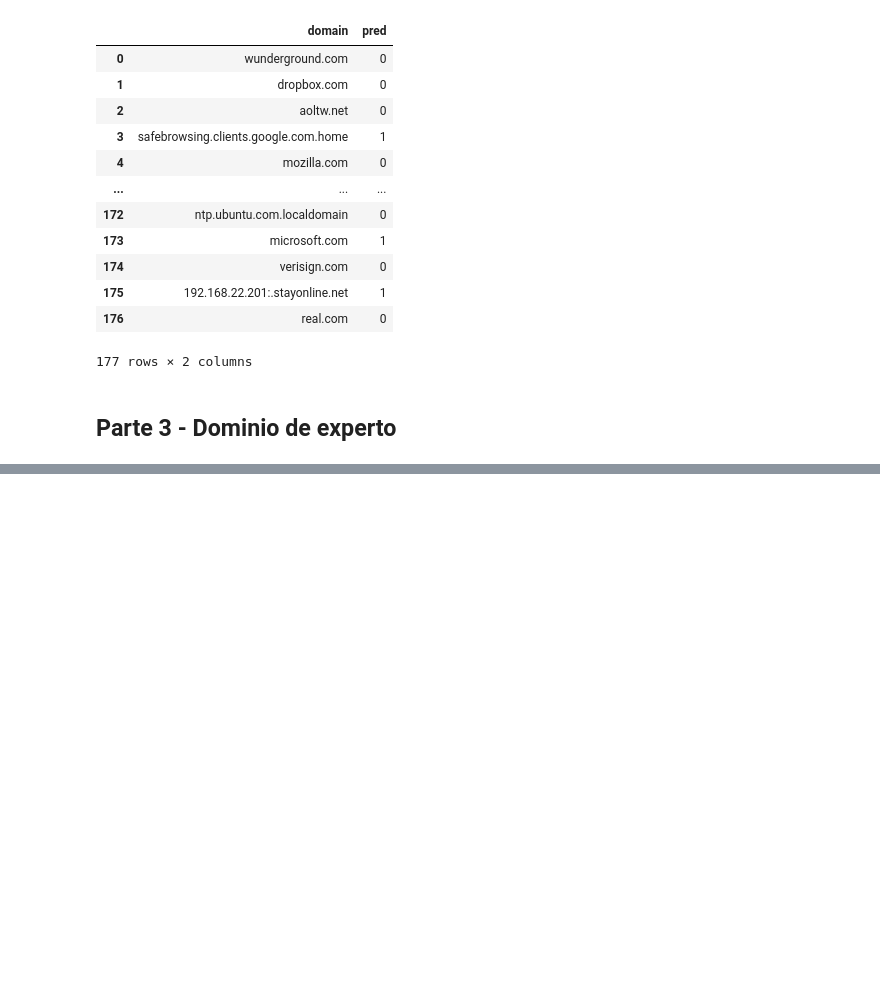
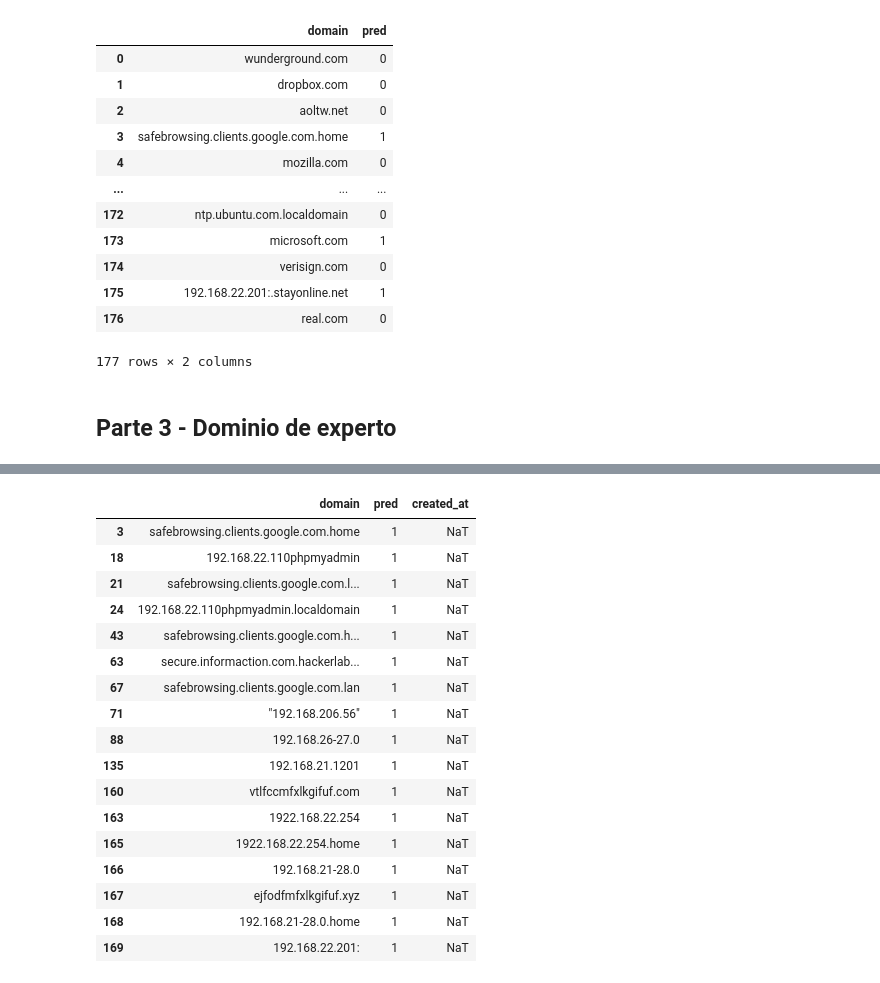
Before and after one commit to DouglasDL28/laboratorio-6-SDS, a Jupyter notebook: laboratorio.ipynb, the cells around one changed output, grey strips where cells are left out. Cells and saved outputs as stored; diff of their text form; code cells hidden in the pictures; blank space fills up the shorter version.

```diff
--- a/laboratorio.ipynb
+++ b/laboratorio.ipynb
@@ -140,0 +148,2 @@ clean_df
+# %%
+only_dga = clean_df[clean_df['pred'] == 1]
@@ -140,0 +170,5 @@ clean_df
+# %%
+# Los que se encuentran en el top 1,000,000
+in_top_million = only_dga[only_dga.apply(lambda x: umbrellaCisco.domain_in_umbrella(x['domain']), axis=1)]
+# Los que no
+not_in_top_million = only_dga[only_dga.apply(lambda x: not umbrellaCisco.domain_in_umbrella(x['domain']), axis=1)]
@@ -140,0 +206,9 @@ clean_df
+# %%
+def add_created_at(x):
+    try:
+        w = whois.query(x)
+        return w.creation_date
+    except:
+        return None
+# %%
+not_in_top_million['created_at'] = not_in_top_million['domain'].apply(lambda x: add_created_at(x))
@@ -140,0 +257,22 @@ clean_df
+# %%
+DGA_list = not_in_top_million[not_in_top_million.created_at.isnull()]
+DGA_list
+# %% [output]
+|  | domain | pred | created_at |
+| 3 | safebrowsing.clients.google.com.home | 1 | NaT |
+| 18 | 192.168.22.110phpmyadmin | 1 | NaT |
+| 21 | safebrowsing.clients.google.com.l... | 1 | NaT |
+| 24 | 192.168.22.110phpmyadmin.localdomain | 1 | NaT |
+| 43 | safebrowsing.clients.google.com.h... | 1 | NaT |
+| 63 | secure.informaction.com.hackerlab... | 1 | NaT |
+| 67 | safebrowsing.clients.google.com.lan | 1 | NaT |
+| 71 | "192.168.206.56" | 1 | NaT |
+| 88 | 192.168.26-27.0 | 1 | NaT |
+| 135 | 192.168.21.1201 | 1 | NaT |
+| 160 | vtlfccmfxlkgifuf.com | 1 | NaT |
+| 163 | 1922.168.22.254 | 1 | NaT |
+| 165 | 1922.168.22.254.home | 1 | NaT |
+| 166 | 192.168.21-28.0 | 1 | NaT |
+| 167 | ejfodfmfxlkgifuf.xyz | 1 | NaT |
+| 168 | 192.168.21-28.0.home | 1 | NaT |
+| 169 | 192.168.22.201: | 1 | NaT |
```
Also changed, not shown: parts of 13 cells of this notebook, 1 other file.
